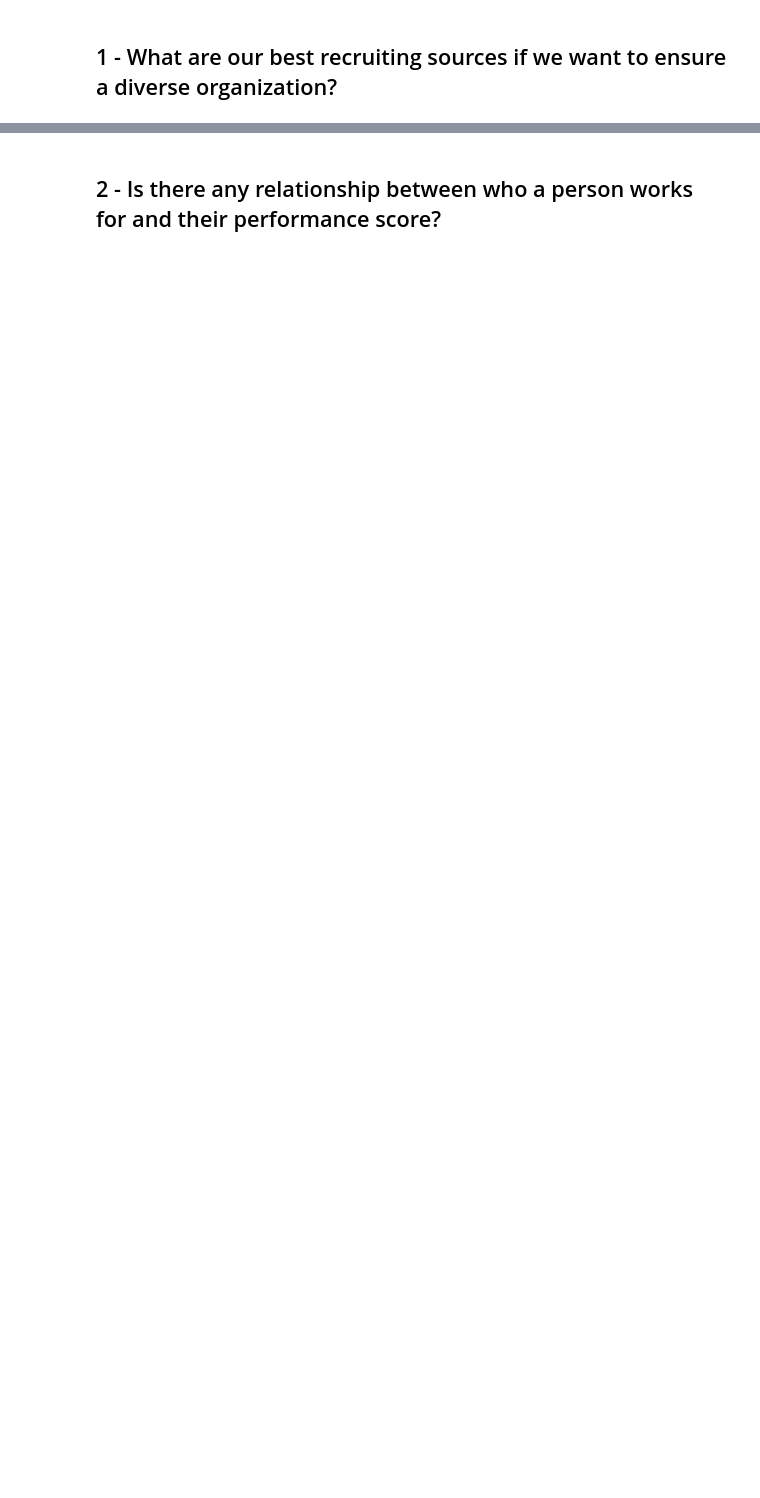
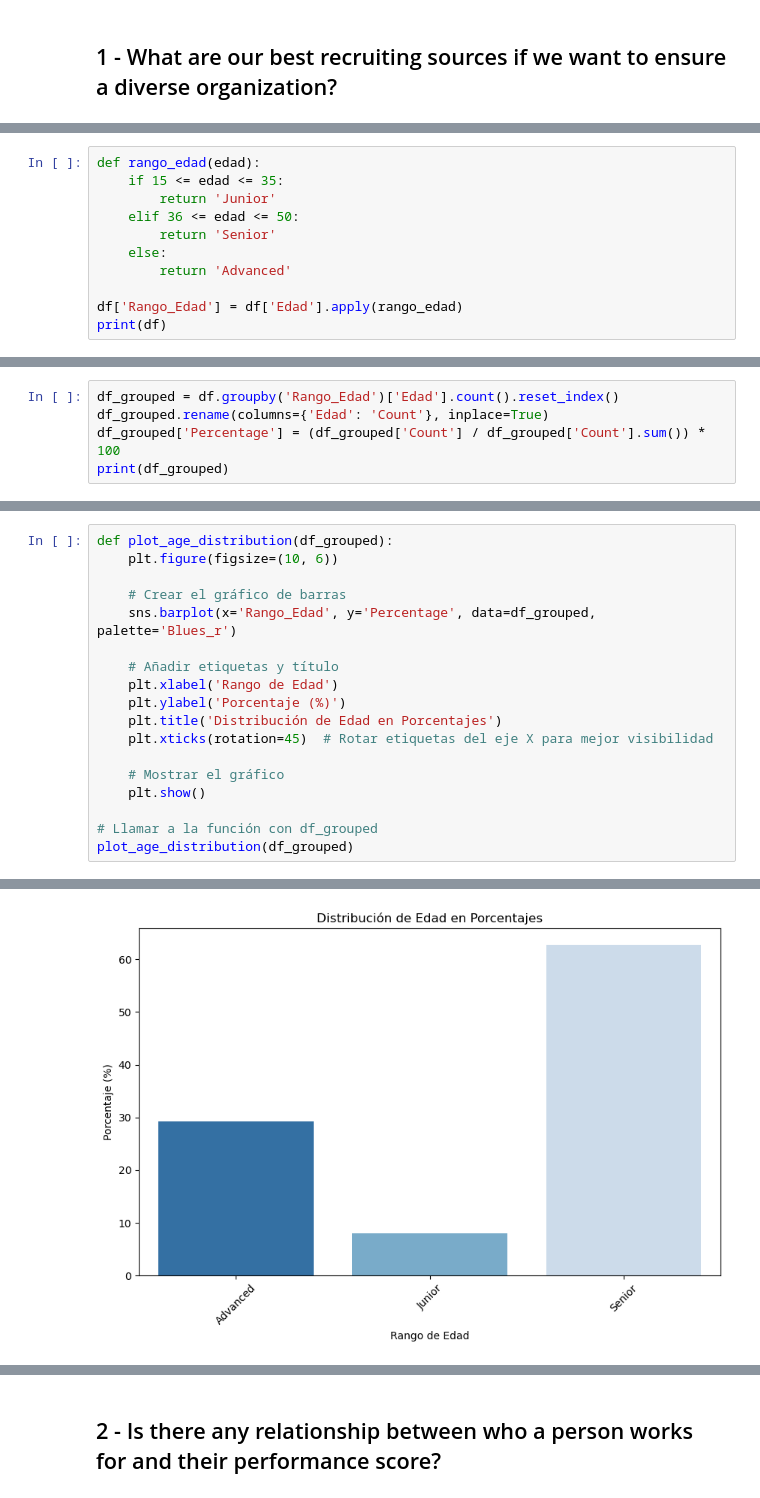
Before and after one commit to Mrivasesade/HR_Hackaton, a Jupyter notebook: HRAnalytics_Hackaton.ipynb, the cells around one changed output, grey strips where cells are left out. Saved outputs shown, nothing was run; the diff lists cells and outputs as text; blank space fills up the shorter version.

```diff
--- a/HRAnalytics_Hackaton.ipynb
+++ b/HRAnalytics_Hackaton.ipynb
@@ -216,0 +273,11 @@ plt.show()
+# %%
+def rango_edad(edad):
+    if 15 <= edad <= 35:
+        return 'Junior'
+    elif 36 <= edad <= 50:
+        return 'Senior'
+    else:
+        return 'Advanced'
+
+df['Rango_Edad'] = df['Edad'].apply(rango_edad)
+print(df)
@@ -216,0 +413,5 @@ plt.show()
+# %%
+df_grouped = df.groupby('Rango_Edad')['Edad'].count().reset_index()
+df_grouped.rename(columns={'Edad': 'Count'}, inplace=True)
+df_grouped['Percentage'] = (df_grouped['Count'] / df_grouped['Count'].sum()) * 100
+print(df_grouped)
@@ -216,0 +423,19 @@ plt.show()
+# %%
+def plot_age_distribution(df_grouped):
+    plt.figure(figsize=(10, 6))
+
+    # Crear el gráfico de barras
+    sns.barplot(x='Rango_Edad', y='Percentage', data=df_grouped, palette='Blues_r')
+
+    # Añadir etiquetas y título
+    plt.xlabel('Rango de Edad')
+    plt.ylabel('Porcentaje (%)')
+    plt.title('Distribución de Edad en Porcentajes')
+    plt.xticks(rotation=45)  # Rotar etiquetas del eje X para mejor visibilidad
+
+    # Mostrar el gráfico
+    plt.show()
+
+# Llamar a la función con df_grouped
+plot_age_distribution(df_grouped)
+# %% [output]
@@ -216,0 +445 @@ plt.show()
+[figure, added]
```
Also changed, not shown: parts of 30 cells of this notebook.
